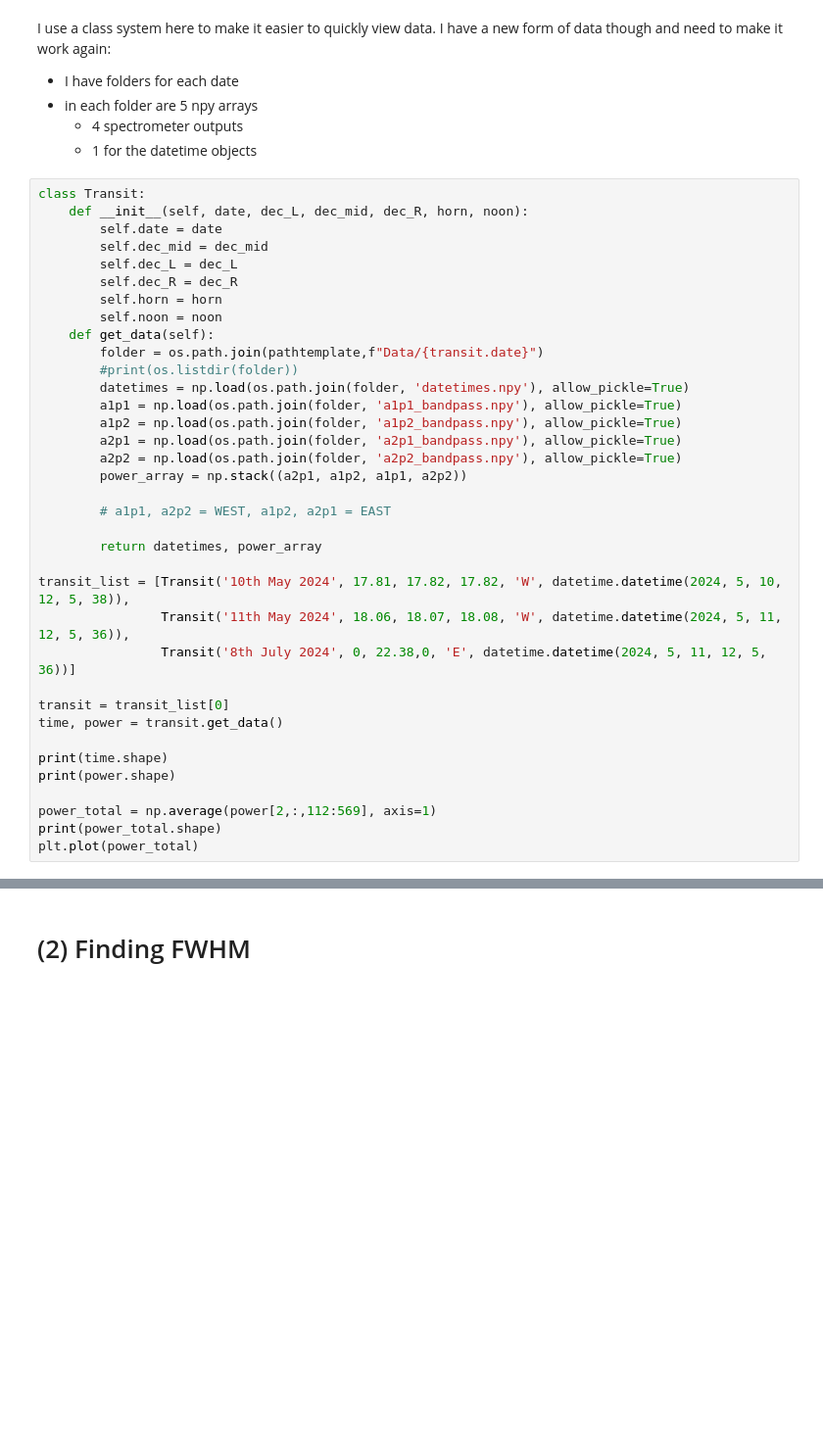
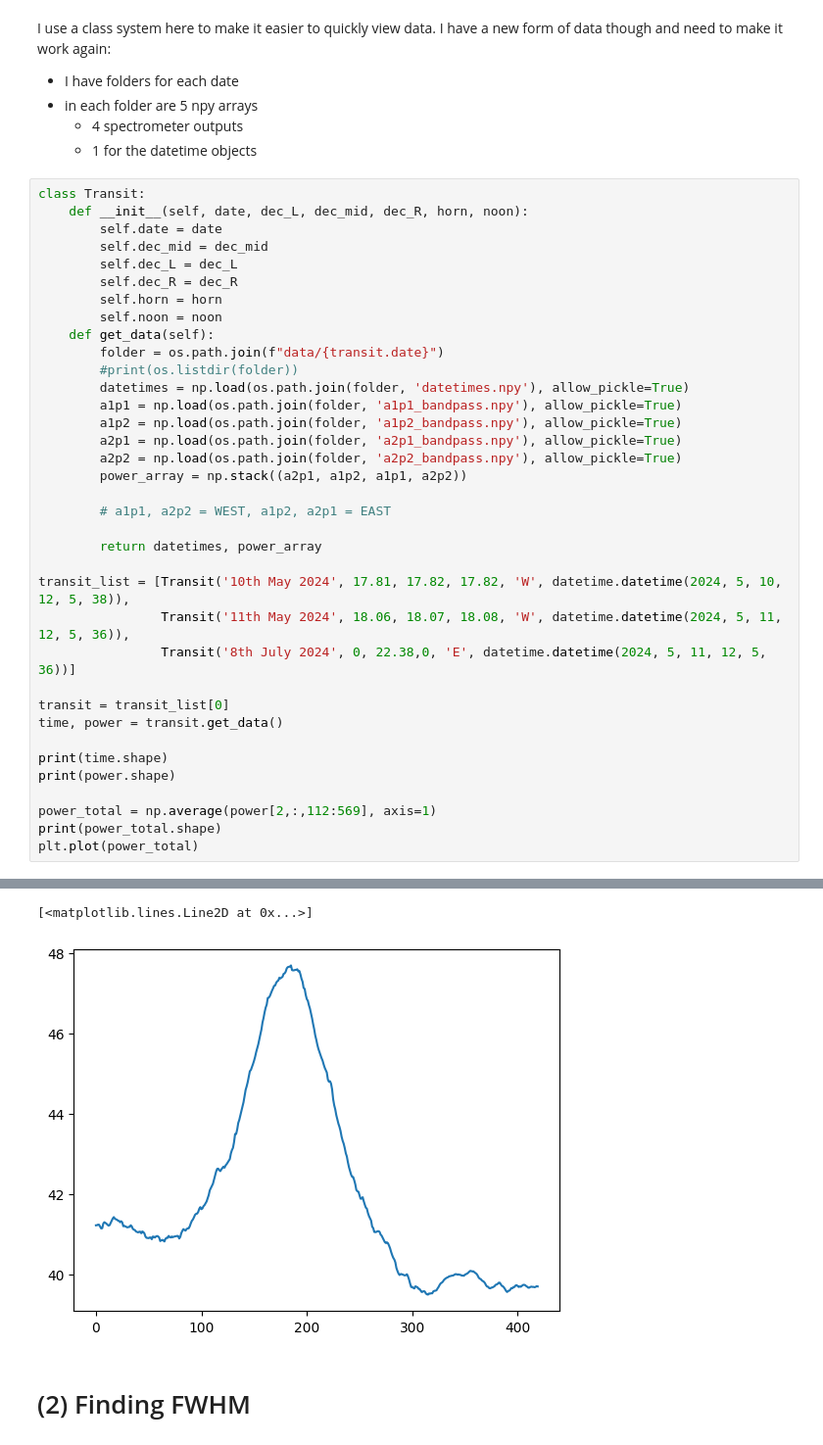
Before and after one commit to louis-hurrey/L-BASS, a Jupyter notebook: solar_transit_full_bandpass.ipynb, the cells around one changed output, grey strips where cells are left out. Shown at 98% size. Saved outputs shown, nothing was run; the diff lists cells and outputs as text; blank space fills up the shorter version.

```diff
--- a/solar_transit_full_bandpass.ipynb
+++ b/solar_transit_full_bandpass.ipynb
@@ -68,7 +68,7 @@ class Transit:
         self.horn = horn
         self.noon = noon
     def get_data(self):
-        folder = os.path.join(pathtemplate,f"Data/{transit.date}")
+        folder = os.path.join(f"data/{transit.date}")
         #print(os.listdir(folder))
         datetimes = np.load(os.path.join(folder, 'datetimes.npy'), allow_pickle=True)
         a1p1 = np.load(os.path.join(folder, 'a1p1_bandpass.npy'), allow_pickle=True)
@@ -99,3 +101,5 @@ FileNotFoundError: [Errno 2] No such file or directory: 'C:/Users/jetso/Creative
+[<matplotlib.lines.Line2D at 0x...>]
+[figure, added]
 # %% [markdown]
 # (2) Finding FWHM
 # %% [markdown]
```
Also changed, not shown: parts of 4 cells of this notebook, 4 other files.
